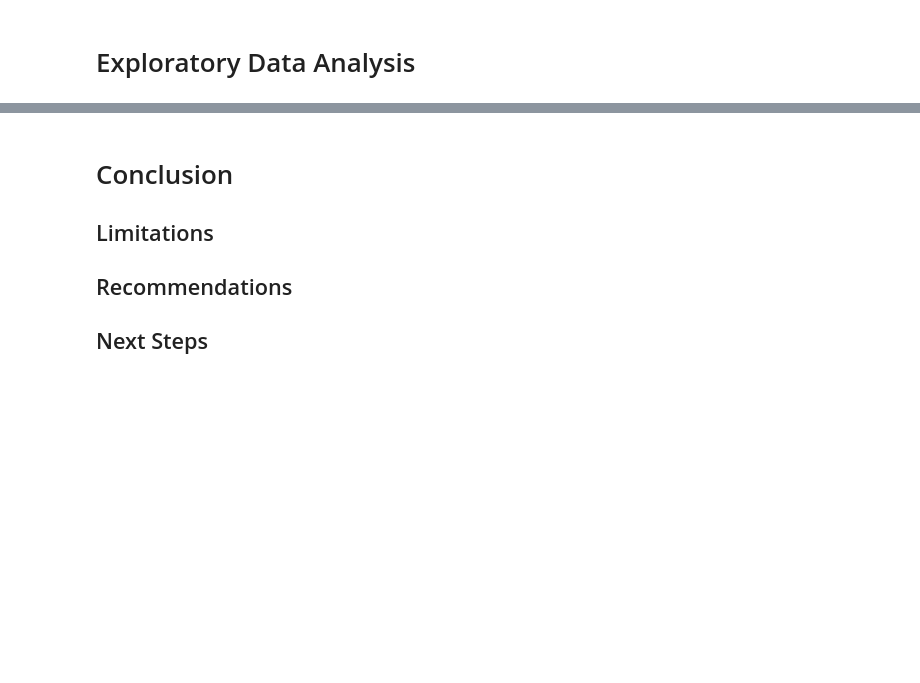
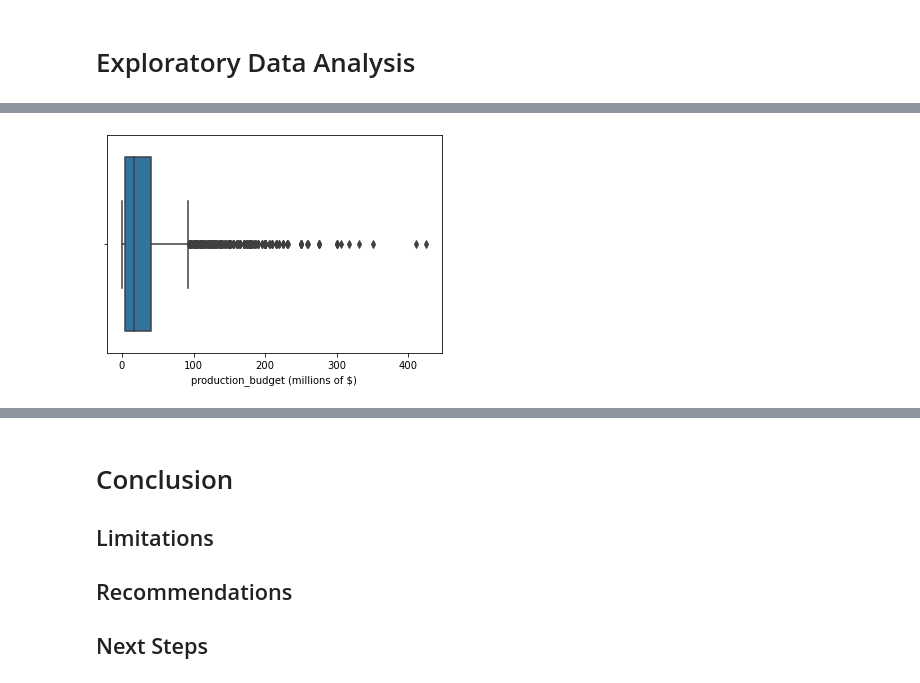
Before and after one commit to ckucewicz/movie_analysis_project, a Jupyter notebook: Notebook.ipynb, the cells around one changed output, grey strips where cells are left out. Drawn from its saved outputs; the diff is of its cells as text; code cells hidden in the pictures; blank space fills up the shorter version.

```diff
--- a/Notebook.ipynb
+++ b/Notebook.ipynb
@@ -692,0 +705,4 @@ writers_no_dups = writers.drop_duplicates()
+# %%
+sns.boxplot(budgets['production_budget (millions of $)']);
+# %% [output]
+[figure, added]
```
Also changed, not shown: parts of 18 cells of this notebook, 1 other file.
